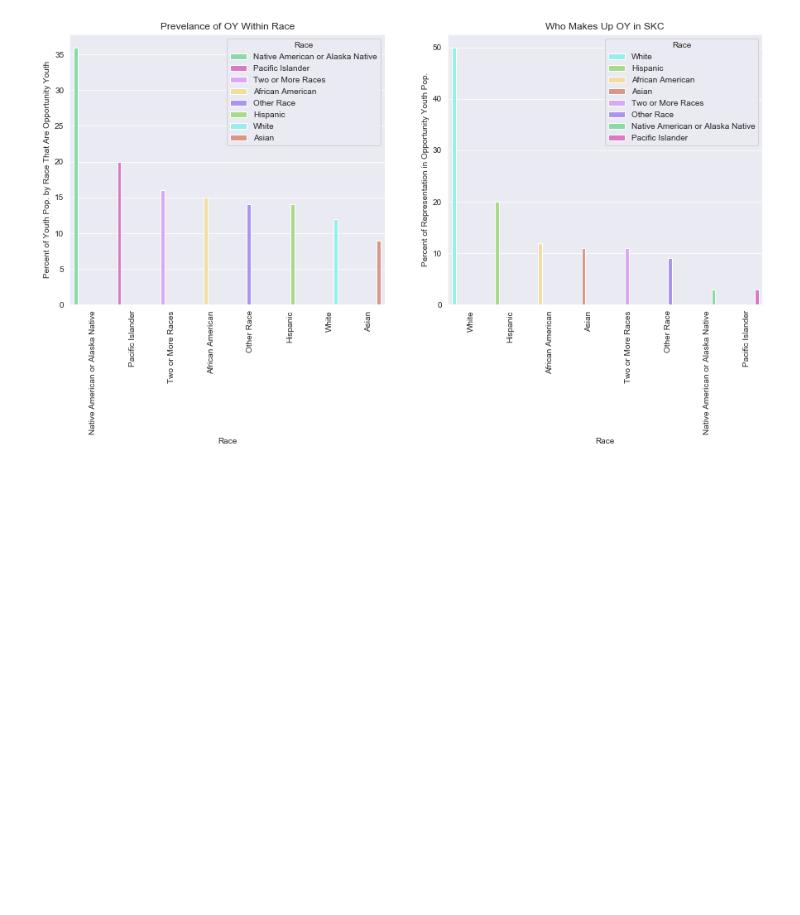
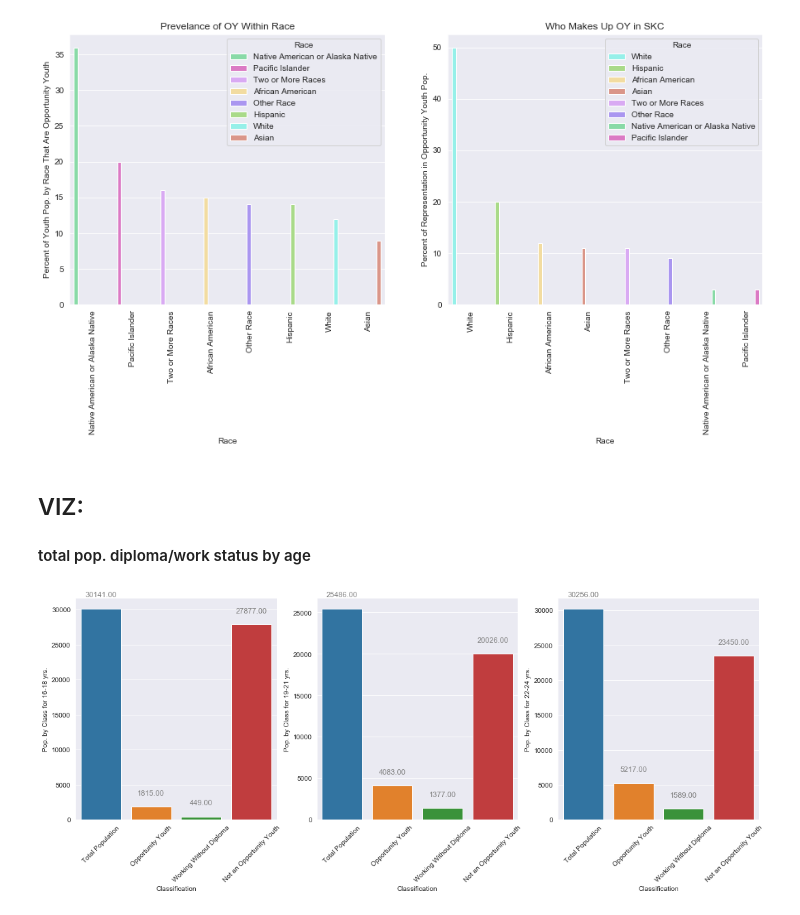
Before and after one commit to sam-thurman/dsc-mod-1-project-seattle-ds, a Jupyter notebook: notebooks/exploratory/02_samt_v2_exploratory.ipynb, the cells around one changed output. Saved outputs shown, nothing was run; the diff lists cells and outputs as text; code cells hidden in the pictures; blank space fills up the shorter version.

```diff
--- a/notebooks/exploratory/02_samt_v2_exploratory.ipynb
+++ b/notebooks/exploratory/02_samt_v2_exploratory.ipynb
@@ -26,7 +43,7 @@ Import scripts:
 # %%
 import src.viz_scripts.numeric_visualization as viz
 # %%
-full_dfs, racial_df, age_df_dict = viz.import_and_assign()
+full_dfs, racial_df, age_df_dict, oy_by_age_df = viz.import_and_assign()
 # %% [markdown]
 ## VIZ:
 #### OY in 2016 vs. 2020
@@ -60,3 +77,10 @@ viz.plot_in_depth_age(oy_age_group_val_list, ay_age_group_val_list, age_group_st
 viz.plot_racial_representation(racial_df)
 # %% [output]
 [figure]
+# %% [markdown]
+## VIZ:
+#### total pop. diploma/work status by age
+# %%
+viz.plot_working_diploma_status(oy_by_age_df)
+# %% [output]
+[figure, added]
```
Also changed, not shown: parts of 2 cells of this notebook, 2 other files.
